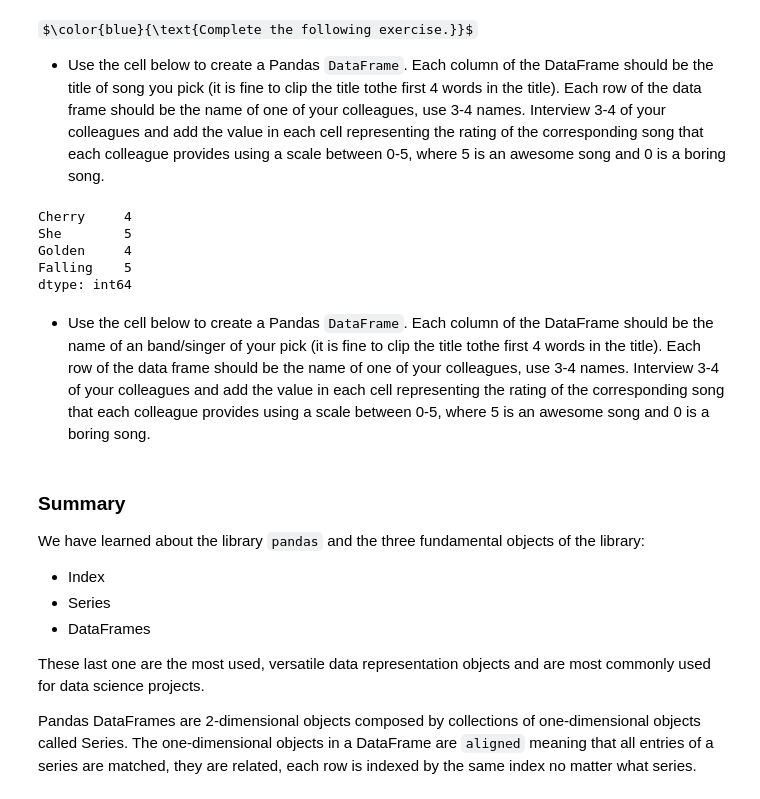
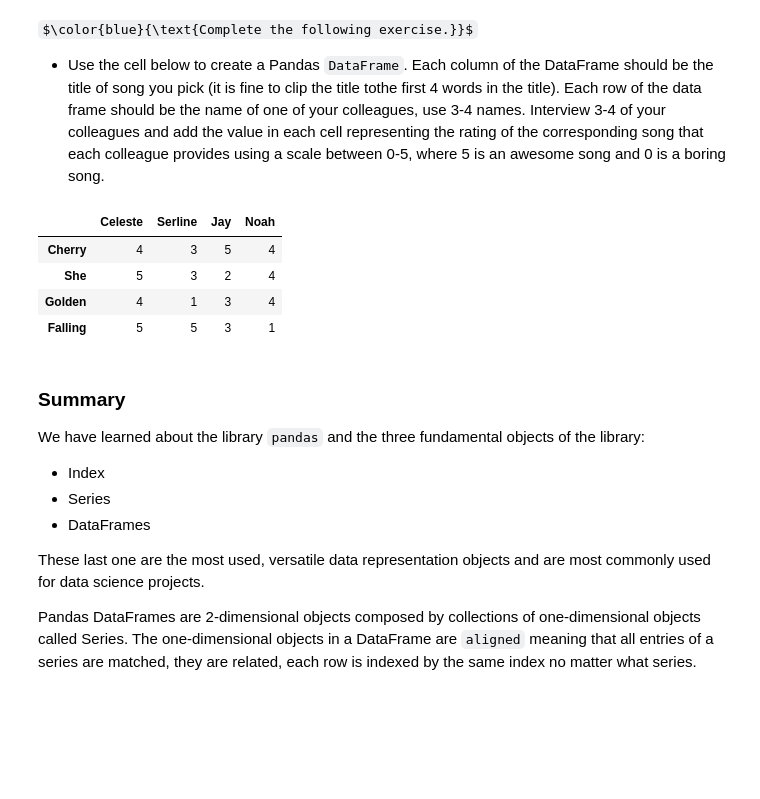
Before and after one commit to cjhoang/PythonTutorials, a Jupyter notebook: tutorial015-Pandas-Introduction.ipynb, the cells around one changed output. Saved outputs shown, nothing was run; the diff lists cells and outputs as text; code cells hidden in the pictures; some formulas as TeX source; blank space fills up the shorter version.

```diff
--- a/tutorial015-Pandas-Introduction.ipynb
+++ b/tutorial015-Pandas-Introduction.ipynb
@@ -536,21 +536,43 @@ $\color{blue}{\text{Complete the following exercise.}}$
 
   - Use the cell below to create a Pandas `DataFrame`. Each column of the DataFrame should be the title of song you pick (it is fine to clip the title tothe first 4 words in the title). Each row of the data frame should be the name of one of your colleagues, use 3-4 names. Interview 3-4 of your colleagues and add the value in each cell representing the rating of the corresponding song that each colleague provides using a scale between 0-5, where 5 is an awesome song and 0 is a boring song.
 # %%
-mysongs_dict = {'Cherry': 4,
-                'She': 5,
+mysongs_celeste = {'Cherry': 4,
+                   'She': 5,
+                   'Golden': 4,
+                   'Falling': 5}
+celeste_series = pd.Series(mysongs_celeste)
+
+mysongs_serline = {'Cherry': 3,
+                   'She': 3,
+                   'Golden': 1,
+                   'Falling': 5}
+serline_series = pd.Series(mysongs_serline)
+
+mysongs_jay = {'Cherry': 5,
+               'She': 2,
+               'Golden': 3,
+               'Falling': 3}
+jay_series = pd.Series(mysongs_jay)
+
+mysongs_noah = {'Cherry': 4,
+                'She': 4,
                 'Golden': 4,
-                'Falling': 5}
-mysongs_series = pd.Series(mysongs_dict)
-mysongs_series
-# Resume here
+                'Falling': 1}
+noah_series = pd.Series(mysongs_noah)
+
+song_ratings = {'Celeste': celeste_series,
+                'Serline': serline_series,
+                'Jay': jay_series,
+                'Noah': noah_series}
+
+songratings_df = pd.DataFrame(song_ratings)
+songratings_df
 # %% [output]
-Cherry     4
-She        5
-Golden     4
-Falling    5
-dtype: int64
+|  | Celeste | Serline | Jay | Noah |
+| Cherry | 4 | 3 | 5 | 4 |
+| She | 5 | 3 | 2 | 4 |
+| Golden | 4 | 1 | 3 | 4 |
+| Falling | 5 | 5 | 3 | 1 |
-# %% [markdown]
-  - Use the cell below to create a Pandas `DataFrame`. Each column of the DataFrame should be the name of an band/singer of your pick (it is fine to clip the title tothe first 4 words in the title). Each row of the data frame should be the name of one of your colleagues, use 3-4 names. Interview 3-4 of your colleagues and add the value in each cell representing the rating of the corresponding song that each colleague provides using a scale between 0-5, where 5 is an awesome song and 0 is a boring song.
 # %% [markdown]
 ### Summary
 
```
Also changed, not shown: parts of 2 cells of this notebook.
